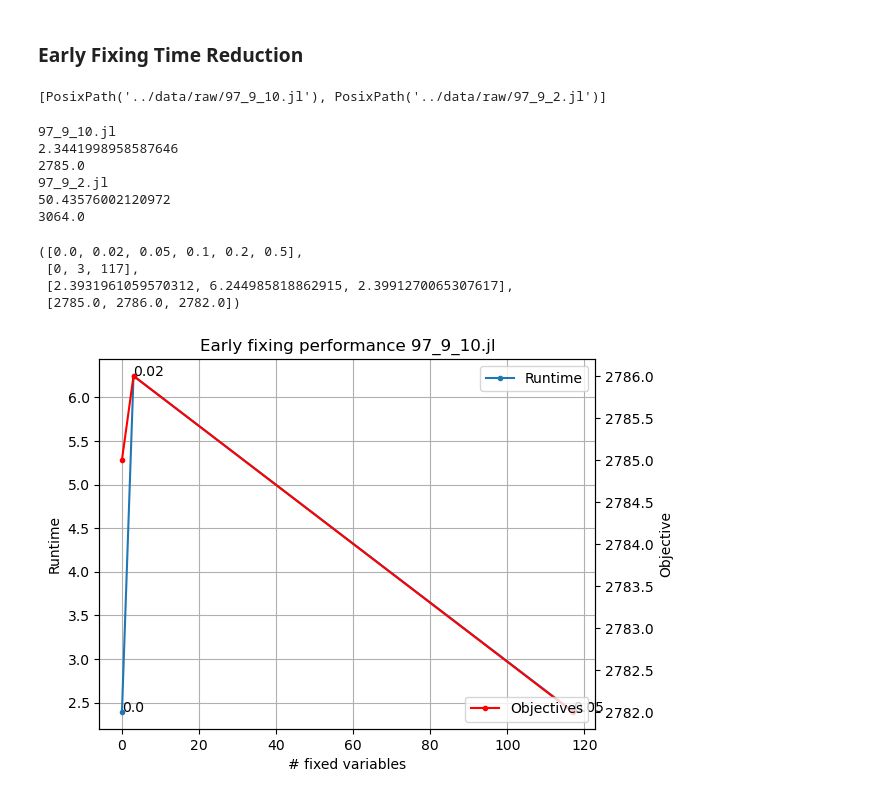
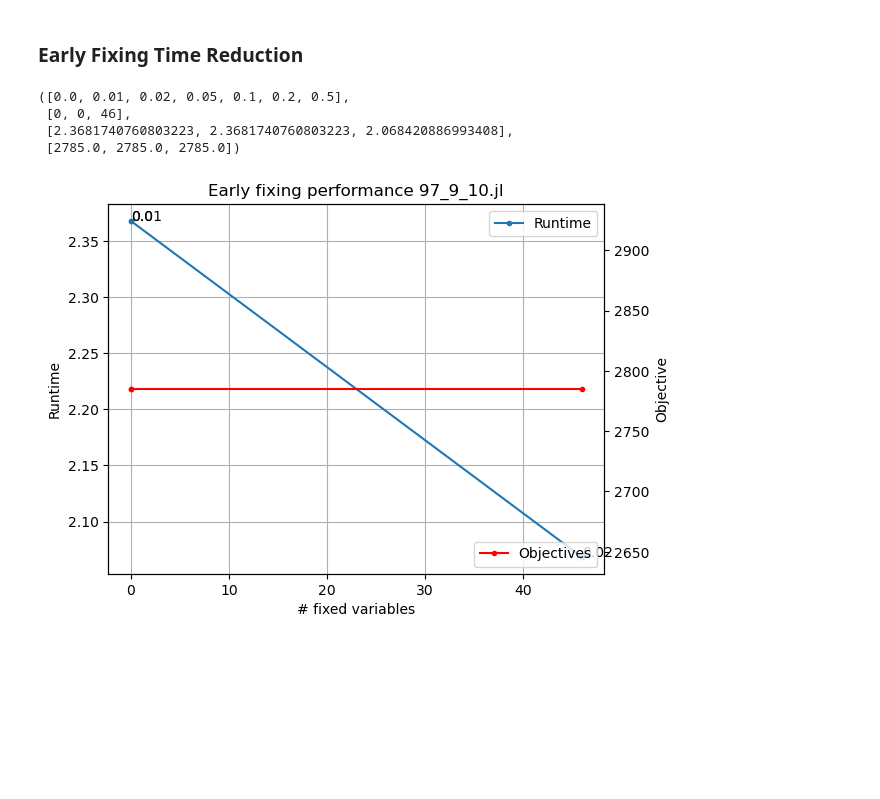
Before and after one commit to gos-ufsc/sat-gnn, a Jupyter notebook: notebooks/1.1-bmp-full-instances-early-fixing.ipynb, the cells around one changed output. Drawn from its saved outputs; the diff is of its cells as text; code cells hidden in the pictures; blank space fills up the shorter version.

Commit message:
test feasibility recovery with early fixing

```diff
--- a/notebooks/1.1-bmp-full-instances-early-fixing.ipynb
+++ b/notebooks/1.1-bmp-full-instances-early-fixing.ipynb
@@ -24,7 +21,9 @@ from src.dataset import InstanceEarlyFixingDataset
 from src.net import InstanceGCN
 from src.utils import load_from_wandb
 # %%
-instances = list(Path('../data/raw').glob('97_9*.jl'))[-2:]  # test instances only
+instances = list(Path('../data/raw').glob('97_9*.jl'))  # test instances only
+# instances = sorted(instances)
+instances = instances[-2:]
 
 with open('../97_9_opts.pkl', 'rb') as f:
     opts = pickle.load(f)
@@ -69,10 +68,10 @@ def create_batch(g, xs):
         g_batch.append(g_)
     return dgl.batch(g_batch)
 
-x1s = torch.randint(0, 2, (200, 1746))
+x1s = torch.randint(0, 2, (100, 1746))
 g1_batch = create_batch(g1, x1s)
 
-x2s = torch.randint(0, 2, (200, 1746))
+x2s = torch.randint(0, 2, (100, 1746))
 g2_batch = create_batch(g2, x2s)
 
 g1_batch, g2_batch
@@ -141,38 +140,5 @@ print(n2s, acc2s)
 # %% [markdown]
 ### Early Fixing Time Reduction
-# %%
-instances
-# %% [output]
-[PosixPath('../data/raw/97_9_10.jl'), PosixPath('../data/raw/97_9_2.jl')]
-# %%
-instance = instances[0]
-print(instance.name)
-model = get_model(list(range(9)), instance, coupling=True)
-# model.Params.LogToConsole = 1
-# model.setParam('TimeLimit', 5 * 60)
-model.setParam('MIPGap', .05)
-model.update()
-model.optimize()
-print(model.Runtime)
-print(model.ObjVal)
-
-instance = instances[1]
-print(instance.name)
-model = get_model(list(range(9)), instance, coupling=True)
-# model.Params.LogToConsole = 1
-# model.setParam('TimeLimit', 5 * 60)
-model.setParam('MIPGap', .05)
-model.update()
-model.optimize()
-print(model.Runtime)
-print(model.ObjVal)
-# %% [output]
-97_9_10.jl
-2.3441998958587646
-2785.0
-97_9_2.jl
-50.43576002120972
-3064.0
 # %%
 def get_ef_times(g_batch, xs, instance, name=None, plot=True, gap=.05):
     if isinstance(instance, str) or isinstance(instance, Path):
@@ -198,7 +164,7 @@ def get_ef_times(g_batch, xs, instance, name=None, plot=True, gap=.05):
     y_flip = 1 - y_hat
     x_hat = (xs - y_flip).abs()  # prob. of the predicted optimal solution
 
-    thresholds = [0., .02, .05, .1, .2, .5]
+    thresholds = [0., .01, .02, .05, .1, .2, .5]
     # thresholds = [0., .01, .02, .05, .1]
 
     runtimes = list()
@@ -231,38 +197,38 @@ def get_ef_times(g_batch, xs, instance, name=None, plot=True, gap=.05):
 
         runtimes.append(model_.Runtime)
         objs.append(model_.ObjVal)
         ns.append(fixed_x_hat.shape[0])
 
     if plot:
         fig, ax = plt.subplots()
         ax.plot(ns, runtimes, '.-', label='Runtime')
         # ax.set_xlim((0, x_opt.shape[0]))
         ax.grid()
         ax.legend(loc=1)
 
         ax.set_title('Early fixing performance '+str(name))
         ax.set_xlabel('# fixed variables')
         ax.set_ylabel('Runtime')
 
         obj_ax = ax.twinx()
         obj_ax.plot(ns, objs, '.-', c='r', label='Objectives')
         obj_ax.legend(loc=4)
         obj_ax.set_ylabel('Objective')
 
         for i, n in enumerate(ns):
             ax.annotate(thresholds[i], (n, runtimes[i]))
 
         fig.show()
 
     return thresholds, ns, runtimes, objs
 
 get_ef_times(g1_batch, x1s, instances[0], name=instances[0].name)
 # %% [output]
-([0.0, 0.02, 0.05, 0.1, 0.2, 0.5],
- [0, 3, 117],
- [2.3931961059570312, 6.244985818862915, 2.3991270065307617],
- [2785.0, 2786.0, 2782.0])
+([0.0, 0.01, 0.02, 0.05, 0.1, 0.2, 0.5],
+ [0, 0, 46],
+ [2.3681740760803223, 2.3681740760803223, 2.068420886993408],
+ [2785.0, 2785.0, 2785.0])
-[figure, old version]
+[figure, new version]
 # %%
 get_ef_times(g2_batch, x2s, instances[1], name=instances[1].name)
 # %% [output]
```
Also changed, not shown: parts of 20 cells of this notebook.
